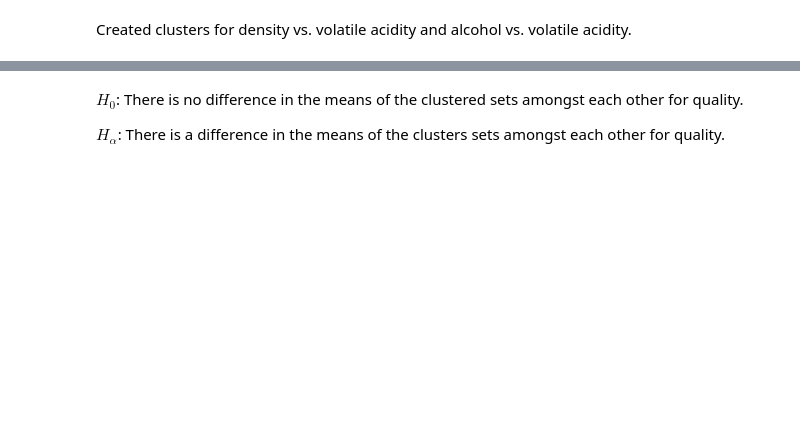
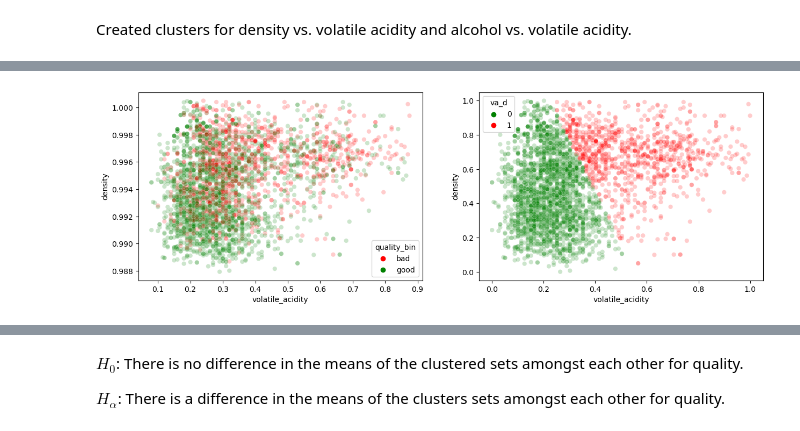
Before and after one commit to pagelwine/wine_project, a Jupyter notebook: final-project.ipynb, the cells around one changed output, grey strips where cells are left out. Saved outputs shown, nothing was run; the diff lists cells and outputs as text; code cells hidden in the pictures; blank space fills up the shorter version.

```diff
--- a/final-project.ipynb
+++ b/final-project.ipynb
@@ -195,0 +229,12 @@ train_scaled
+# %%
+plt.figure(figsize=(15, 10))
+
+plt.subplot(2,2,1)
+sns.scatterplot(data=train, x='volatile_acidity', y='density', hue='quality_bin', palette=c_list, alpha=0.2)
+
+plt.subplot(2,2,2)
+sns.scatterplot(data=train_scaled, x='volatile_acidity', y='density', hue='va_d', palette= ['green', 'red'], alpha=0.2)
+
+plt.show()
+# %% [output]
+[figure, added]
```
Also changed, not shown: parts of 31 cells of this notebook.
